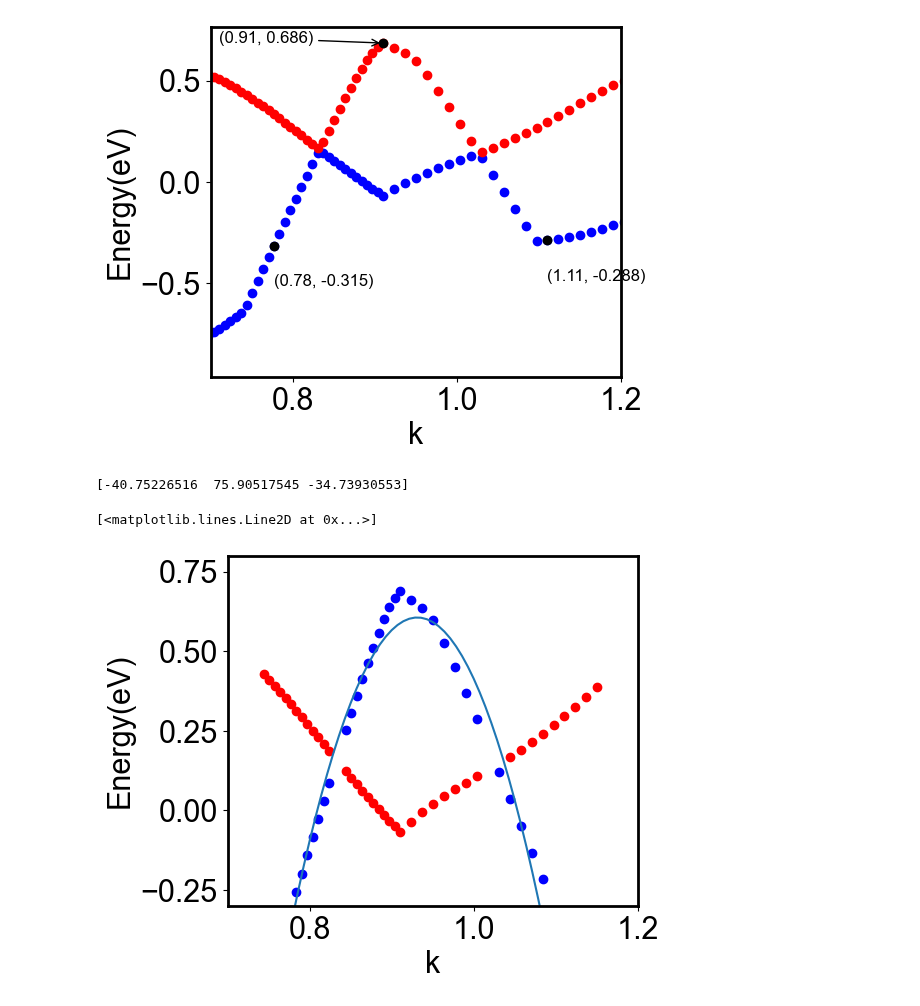
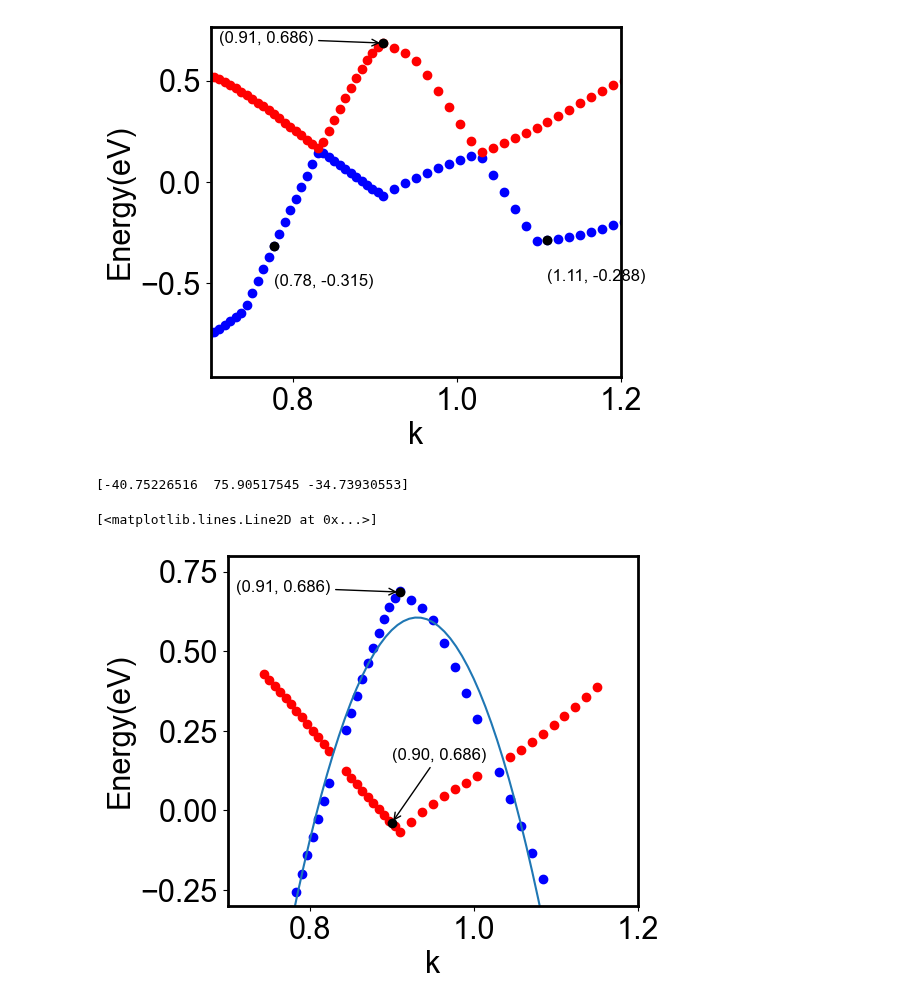
Before and after one commit to Normanthen/TE_Calculation, a Jupyter notebook: TiS/Fitting/Fitting_TiS.ipynb, the cells around one changed output. Saved outputs shown, nothing was run; the diff lists cells and outputs as text; code cells hidden in the pictures.

```diff
--- a/TiS/Fitting/Fitting_TiS.ipynb
+++ b/TiS/Fitting/Fitting_TiS.ipynb
@@ -252,44 +252,54 @@ ax.set_ylim(-0.3,0.8)
 #--------------------------------------------------------------------
 
 # Specify the point where you want to determine the value
-#desired_x = 0.91
+dsrd_kvv = 0.91
+dsrd_kcc= 0.9
 
 # Find the corresponding highest y-value
-#desired_y = np.interp(desired_x, kc, Ekc-fermi) #interpolation to determine max value of conduction bands
+dsrd_Ekvv = np.interp(dsrd_kvv, kvv, Ekvv-fermi) #interpolation to determine max value of conduction bands
+dsrd_Ekcc = np.interp(dsrd_kcc, kcc, Ekcc-fermi,)
 
 # Mark the point on the graph with an annotation
-#ax.scatter(desired_x, desired_y, color='black')      #Marking the point
-#ax.annotate(f'({desired_x:.2f}, {desired_y:.3f})', #add a text annotation at that point
-#             xy=(desired_x, desired_y),
-#             xytext=(desired_x-0.2, desired_y),
-#             arrowprops=dict(facecolor='black', arrowstyle='->'),
-#             fontsize='12',
-#             )
+ax.scatter(dsrd_kvv, dsrd_Ekvv, color='black')      #Marking the point
+ax.annotate(f'({dsrd_kvv:.2f}, {dsrd_Ekvv:.3f})', #add a text annotation at that point
+             xy=(dsrd_kvv, dsrd_Ekvv),
+             xytext=(dsrd_kvv-0.2, dsrd_Ekvv),
+             arrowprops=dict(facecolor='black', arrowstyle='->'),
+             fontsize='12',
+             )
+
+ax.scatter(dsrd_kcc, dsrd_Ekcc, color='black')
+ax.annotate(f'({dsrd_kcc:.2f}, {dsrd_Ekvv:.3f})',
+             xy=(dsrd_kcc, dsrd_Ekcc),
+             xytext=(dsrd_kcc, dsrd_Ekcc+0.2),
+             arrowprops=dict(facecolor='black', arrowstyle='->'),
+             fontsize='12',
+             )
 
 #--------------------------------------------------------------------
 #Curve Fitting
 #--------------------------------------------------------------------
 
 #define a function
 
 #Parabolic band
 def DEv(k,q,r,E_0):
     return q*k**2+r*k+E_0
 
 #Linear band (left)
 
 #Linear band (right)
 
 #Fitting
 
 #Parabolic band
 popt,pcov= curve_fit(DEv, kvv, Ekvv-fermi)
 print(popt)
 
 #Plotting fitted parameters
 xfit=np.linspace(0.75, 1.1, 50)
 ax.plot(xfit, DEv(xfit, *popt))
 # %% [output]
 [-40.75226516  75.90517545 -34.73930553]
 [<matplotlib.lines.Line2D at 0x...>]
-[figure, old version]
+[figure, new version]
```
